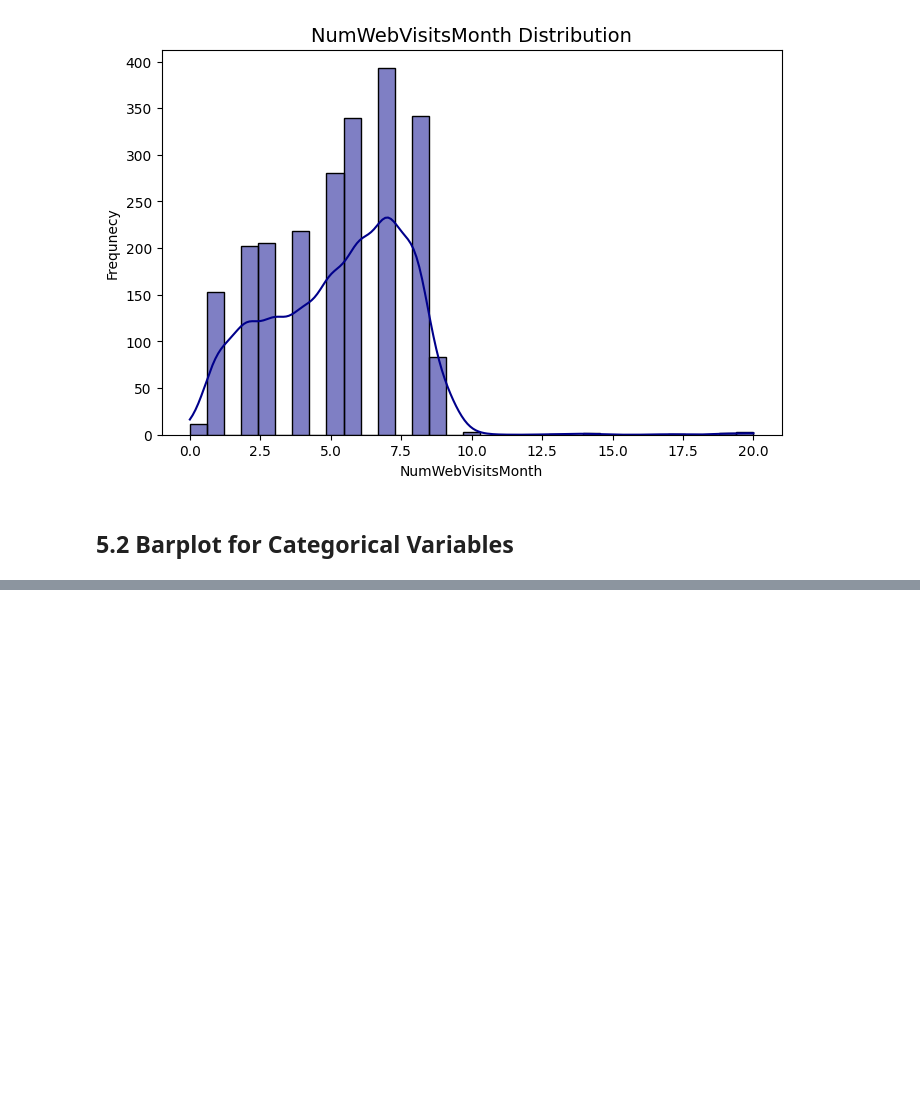
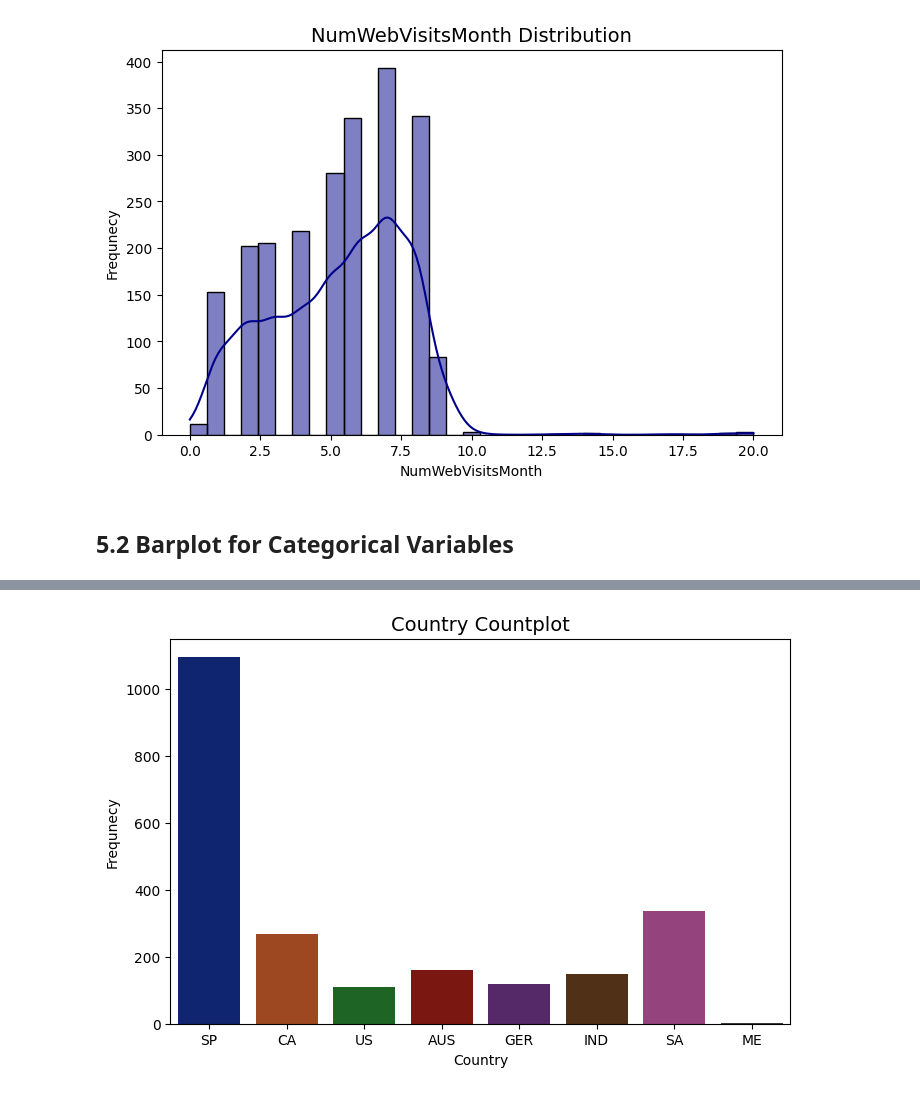
Before and after one commit to mohammadreza-mohammadi94/DataAnalysis-And-MachineLearning, a Jupyter notebook: Marketing Data/Marketing Campain.ipynb, the cells around one changed output, grey strips where cells are left out. Cells and saved outputs as stored; diff of their text form; code cells hidden in the pictures; blank space fills up the shorter version.

```diff
--- a/Marketing Data/Marketing Campain.ipynb
+++ b/Marketing Data/Marketing Campain.ipynb
@@ -457,0 +475,4 @@ def barplot(col):
+# %%
+countplot('Country')
+# %% [output]
+[figure, added]
```
Also changed, not shown: parts of 12 cells of this notebook.
